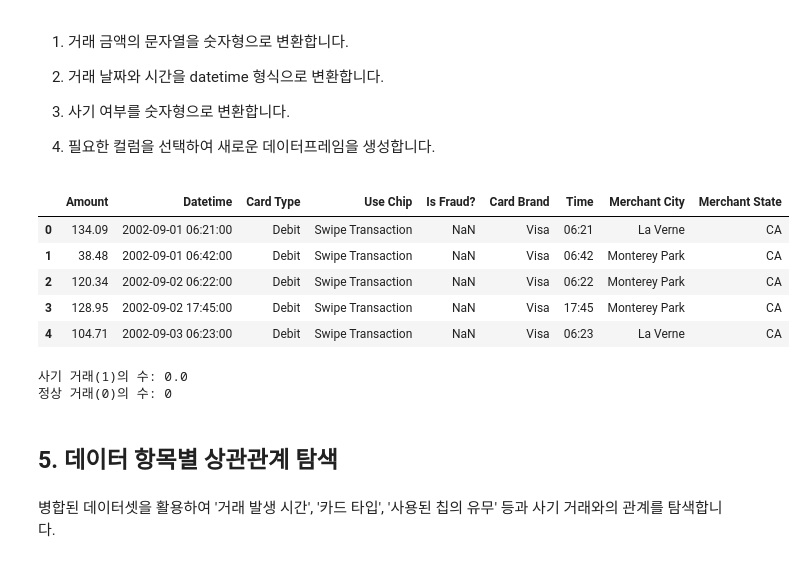
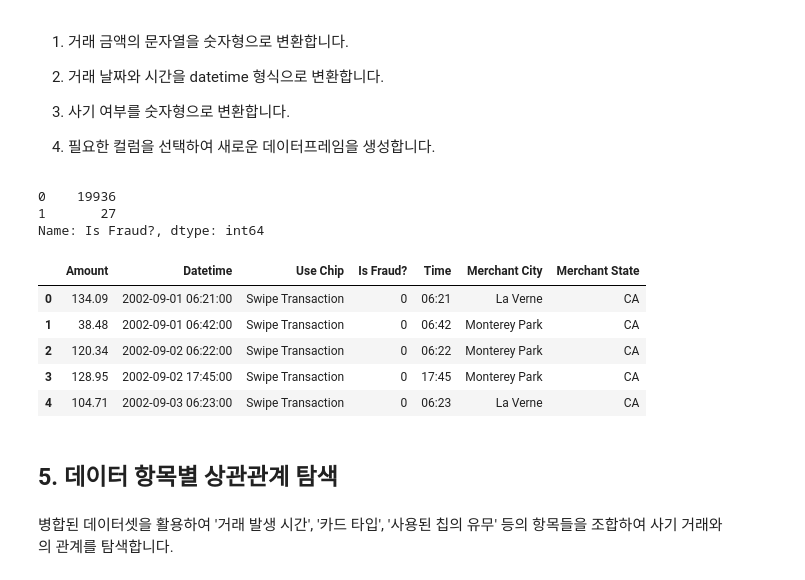
Before and after one commit to pixelwizard2/GuardianPay---Protecting-Against-Lost-Card-and-Copied-Card-Transactions, a Jupyter notebook: GuardianPay_code_(한국어).ipynb, the cells around one changed output. Saved outputs shown, nothing was run; the diff lists cells and outputs as text; code cells hidden in the pictures.

```diff
--- a/GuardianPay_code_(한국어).ipynb
+++ b/GuardianPay_code_(한국어).ipynb
@@ -69,8 +69,15 @@ Transactions Dataframe:
 # 'cards_df'에 더미 값(예: 0)을 가진 'Is Fraud?' 컬럼 추가
 cards_df['Is Fraud?'] = 0
 
-# 'transactions_df'와 'cards_df'를 'User'와 'CARD INDEX' 컬럼을 기준으로 병합
-merged_data = pd.merge(transactions_df, cards_df[['User', 'CARD INDEX']], on=['User', 'CARD INDEX'], how='left')
+# 'transactions_df'와 'cards_df'를 'User'와 'Card' 컬럼을 기준으로 병합
+merged_data = pd.merge(
+    transactions_df,
+    cards_df.drop(columns=['Is Fraud?']),  # 'Is Fraud?' 컬럼을 제외하고 가져옵니다.
+    left_on=['User', 'Card'],
+    right_on=['User', 'CARD INDEX'],
+    how='left',
+    suffixes=('_transactions', '_cards')
+)
 
 # 데이터 병합이 완료된 merged_data 데이터프레임 출력
 merged_data.head()
@@ -111,47 +128,43 @@ No 개수: 19936
 3) 사기 여부를 숫자형으로 변환합니다.
 
 4) 필요한 컬럼을 선택하여 새로운 데이터프레임을 생성합니다.
+# %%
+# 'Is Fraud?' 컬럼의 'NaN' 값을 'No'로 미리 대체
+merged_data['Is Fraud?'].fillna('No', inplace=True)
+
+# 'Is Fraud?' 컬럼을 숫자형으로 변환합니다.
+# map 메소드를 사용하여 'Yes'와 'No'를 각각 1과 0으로 변환합니다.
+merged_data['Is Fraud?'] = merged_data['Is Fraud?'].map({'Yes': 1, 'No': 0})
+
+# 변환된 'Is Fraud?' 컬럼 값 확인
+print(merged_data['Is Fraud?'].value_counts())
+# %% [output]
+0    19936
+1       27
+Name: Is Fraud?, dtype: int64
 # %%
 # 거래 금액을 숫자형으로 변환합니다.
 merged_data['Amount'] = merged_data['Amount'].replace('[\$,]', '', regex=True).astype(float)
 
 # 'Time' 컬럼을 시간 형식으로 변환합니다.
 merged_data['Datetime'] = pd.to_datetime(merged_data['Year'].astype(str) + '-' +
                                          merged_data['Month'].astype(str) + '-' +
                                          merged_data['Day'].astype(str) + ' ' +
                                          merged_data['Time'])
 
-# 'Is Fraud?' 컬럼을 숫자형으로 변환합니다.
-# replace 메소드를 사용하여 'Yes'와 'No'를 각각 1과 0으로 변환합니다.
-merged_data['Is Fraud?'] = merged_data['Is Fraud?'].map({'Yes': 1, 'No': 0})
-
-
-
 # 필요한 컬럼을 선택하여 새로운 데이터프레임을 생성합니다.
-analyzed_data = merged_data[['Amount', 'Datetime', 'Card Type', 'Use Chip', 'Is Fraud?', 'Card Brand', 'Time', 'Merchant City', 'Merchant State']]
+analyzed_data = merged_data[['Amount', 'Datetime', 'Use Chip', 'Is Fraud?', 'Time', 'Merchant City', 'Merchant State']]
 
 # 데이터 전처리가 완료된 analyzed_data 데이터프레임 출력
 analyzed_data.head()
 # %% [output]
-|  | Amount | Datetime | Card Type | Use Chip | Is Fraud? | Card Brand | Time | Merchant City | Merchant State |
-| 0 | 134.09 | 2002-09-01 06:21:00 | Debit | Swipe Transaction | NaN | Visa | 06:21 | La Verne | CA |
-| 1 | 38.48 | 2002-09-01 06:42:00 | Debit | Swipe Transaction | NaN | Visa | 06:42 | Monterey Park | CA |
-| 2 | 120.34 | 2002-09-02 06:22:00 | Debit | Swipe Transaction | NaN | Visa | 06:22 | Monterey Park | CA |
-| 3 | 128.95 | 2002-09-02 17:45:00 | Debit | Swipe Transaction | NaN | Visa | 17:45 | Monterey Park | CA |
-| 4 | 104.71 | 2002-09-03 06:23:00 | Debit | Swipe Transaction | NaN | Visa | 06:23 | La Verne | CA |
+|  | Amount | Datetime | Use Chip | Is Fraud? | Time | Merchant City | Merchant State |
+| 0 | 134.09 | 2002-09-01 06:21:00 | Swipe Transaction | 0 | 06:21 | La Verne | CA |
+| 1 | 38.48 | 2002-09-01 06:42:00 | Swipe Transaction | 0 | 06:42 | Monterey Park | CA |
+| 2 | 120.34 | 2002-09-02 06:22:00 | Swipe Transaction | 0 | 06:22 | Monterey Park | CA |
+| 3 | 128.95 | 2002-09-02 17:45:00 | Swipe Transaction | 0 | 17:45 | Monterey Park | CA |
+| 4 | 104.71 | 2002-09-03 06:23:00 | Swipe Transaction | 0 | 06:23 | La Verne | CA |
-# %%
-# 'Is Fraud?' 컬럼 값이 1인 데이터 개수
-num_fraud = analyzed_data['Is Fraud?'].sum()
-
-# 'Is Fraud?' 컬럼 값이 0인 데이터 개수
-num_non_fraud = (analyzed_data['Is Fraud?'] == 0).sum()
-
-print("사기 거래(1)의 수:", num_fraud)
-print("정상 거래(0)의 수:", num_non_fraud)
-# %% [output]
-사기 거래(1)의 수: 0.0
-정상 거래(0)의 수: 0
 # %% [markdown]
 ## 5. 데이터 항목별 상관관계 탐색
 # %% [markdown]
-병합된 데이터셋을 활용하여 '거래 발생 시간', '카드 타입', '사용된 칩의 유무' 등과 사기 거래와의 관계를 탐색합니다.
+병합된 데이터셋을 활용하여 '거래 발생 시간', '카드 타입', '사용된 칩의 유무' 등의 항목들을 조합하여 사기 거래와의 관계를 탐색합니다.
```
Also changed, not shown: parts of 11 cells of this notebook.
